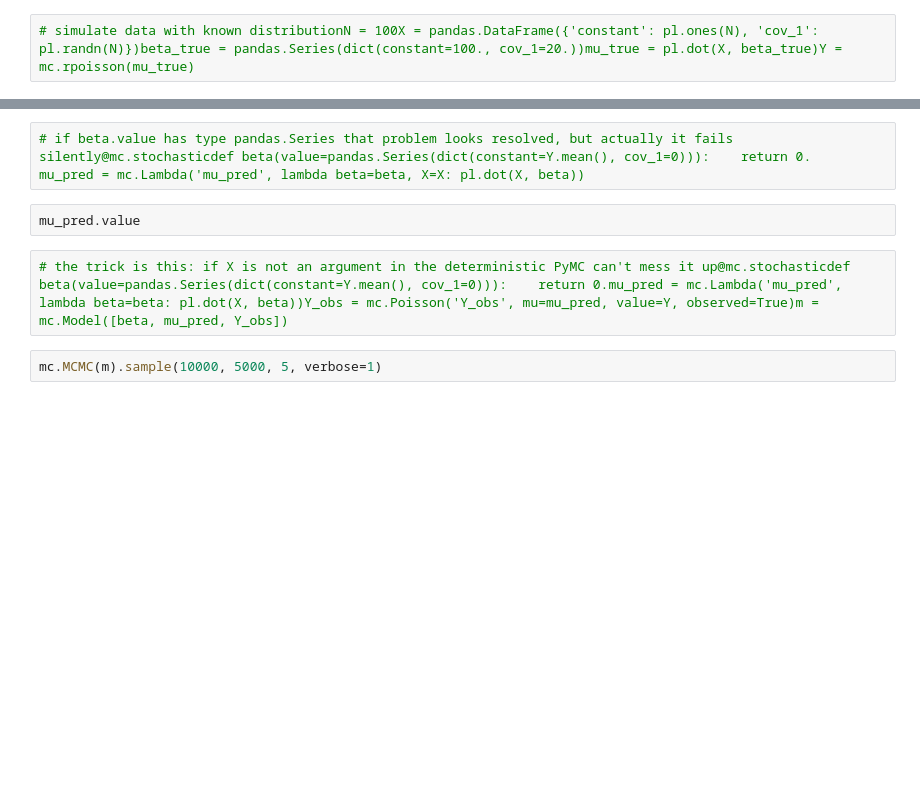
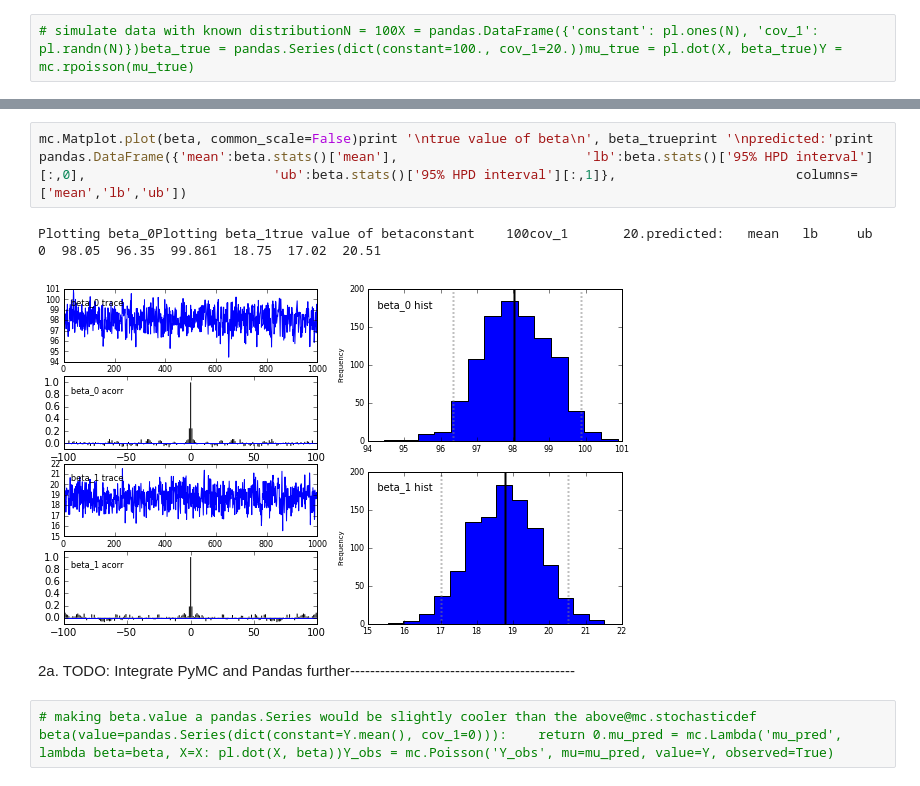
Before and after one commit to aflaxman/pymc-examples, a Jupyter notebook: pymc-pandas-example.ipynb, the cells around one changed output, grey strips where cells are left out. Drawn from its saved outputs; the diff is of its cells as text; blank space fills up the shorter version.

```diff
--- a/pymc-pandas-example.ipynb
+++ b/pymc-pandas-example.ipynb
@@ -15,8 +24,9 @@ mc.__version__
+# %%
+mc.Matplot.plot(beta, common_scale=False)print '\ntrue value of beta\n', beta_trueprint '\npredicted:'print pandas.DataFrame({'mean':beta.stats()['mean'],                        'lb':beta.stats()['95% HPD interval'][:,0],                        'ub':beta.stats()['95% HPD interval'][:,1]},                       columns=['mean','lb','ub'])
+# %% [output]
+Plotting beta_0Plotting beta_1true value of betaconstant    100cov_1       20.predicted:   mean   lb     ub   0  98.05  96.35  99.861  18.75  17.02  20.51
+[figure, added]
+# %% [markdown]
+2a. TODO: Integrate PyMC and Pandas further---------------------------------------------
 # %%
-# if beta.value has type pandas.Series that problem looks resolved, but actually it fails silently@mc.stochasticdef beta(value=pandas.Series(dict(constant=Y.mean(), cov_1=0))):    return 0.    mu_pred = mc.Lambda('mu_pred', lambda beta=beta, X=X: pl.dot(X, beta))
+# making beta.value a pandas.Series would be slightly cooler than the above@mc.stochasticdef beta(value=pandas.Series(dict(constant=Y.mean(), cov_1=0))):    return 0.mu_pred = mc.Lambda('mu_pred', lambda beta=beta, X=X: pl.dot(X, beta))Y_obs = mc.Poisson('Y_obs', mu=mu_pred, value=Y, observed=True)
-# %%
-mu_pred.value
-# %%
-# the trick is this: if X is not an argument in the deterministic PyMC can't mess it up@mc.stochasticdef beta(value=pandas.Series(dict(constant=Y.mean(), cov_1=0))):    return 0.mu_pred = mc.Lambda('mu_pred', lambda beta=beta: pl.dot(X, beta))Y_obs = mc.Poisson('Y_obs', mu=mu_pred, value=Y, observed=True)m = mc.Model([beta, mu_pred, Y_obs])
-# %%
-mc.MCMC(m).sample(10000, 5000, 5, verbose=1)
```
Also changed, not shown: parts of 14 cells of this notebook, 1 other file.
